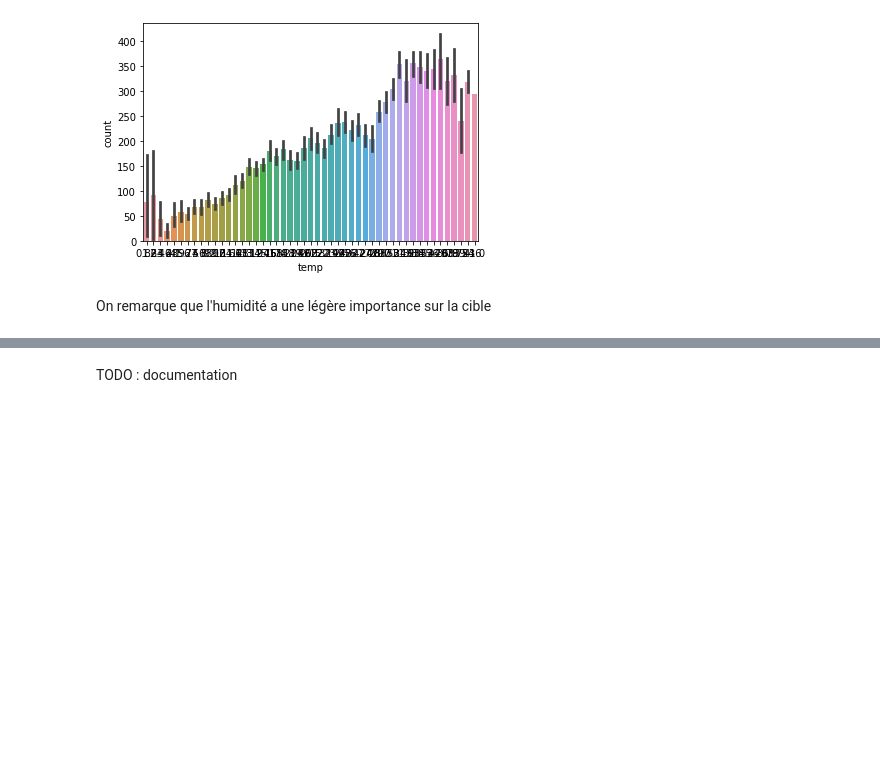
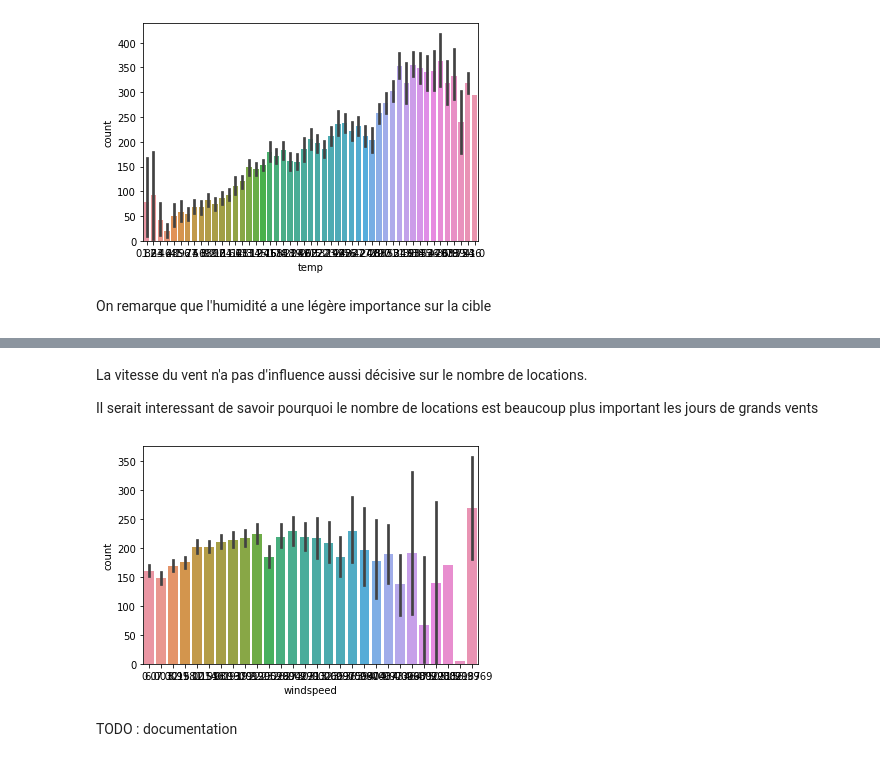
Before and after one commit to uazech/data-mining-velo, a Jupyter notebook: script/projet_velo_sujet.ipynb, the cells around one changed output, grey strips where cells are left out. Cells and saved outputs as stored; diff of their text form; code cells hidden in the pictures; blank space fills up the shorter version.

```diff
--- a/script/projet_velo_sujet.ipynb
+++ b/script/projet_velo_sujet.ipynb
@@ -500,3 +481,11 @@ ax = sns.barplot(x="humidity", y="count", data=df)
+# %% [markdown]
+La vitesse du vent n'a pas d'influence aussi décisive sur le nombre de locations.
+
+Il serait interessant de savoir pourquoi le nombre de locations est beaucoup plus important les jours de grands vents
+# %%
+ax = sns.barplot(x="windspeed", y="count", data=df)
+# %% [output]
+[figure, added]
 # %% [markdown]
 TODO : documentation
 # %%
```
Also changed, not shown: parts of 46 cells of this notebook.
